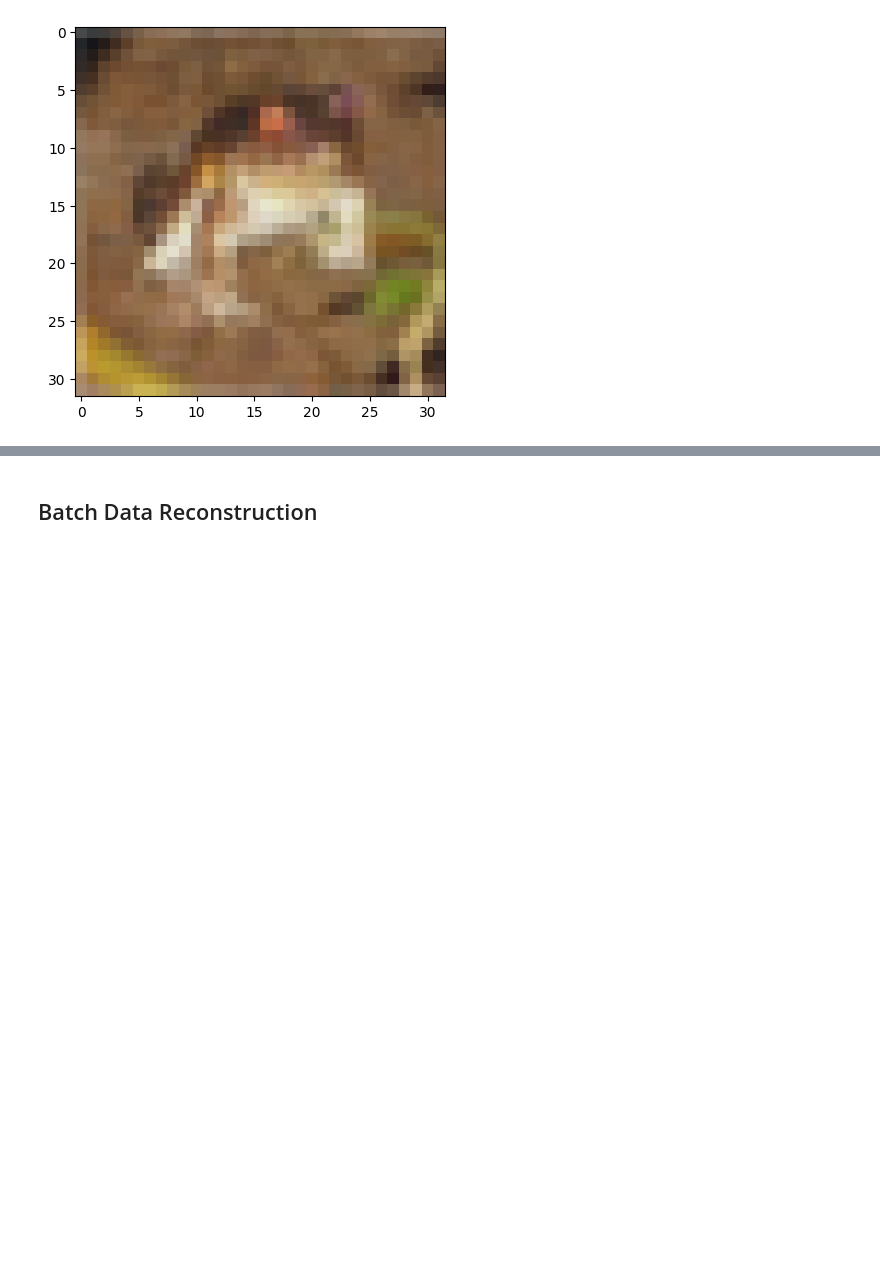
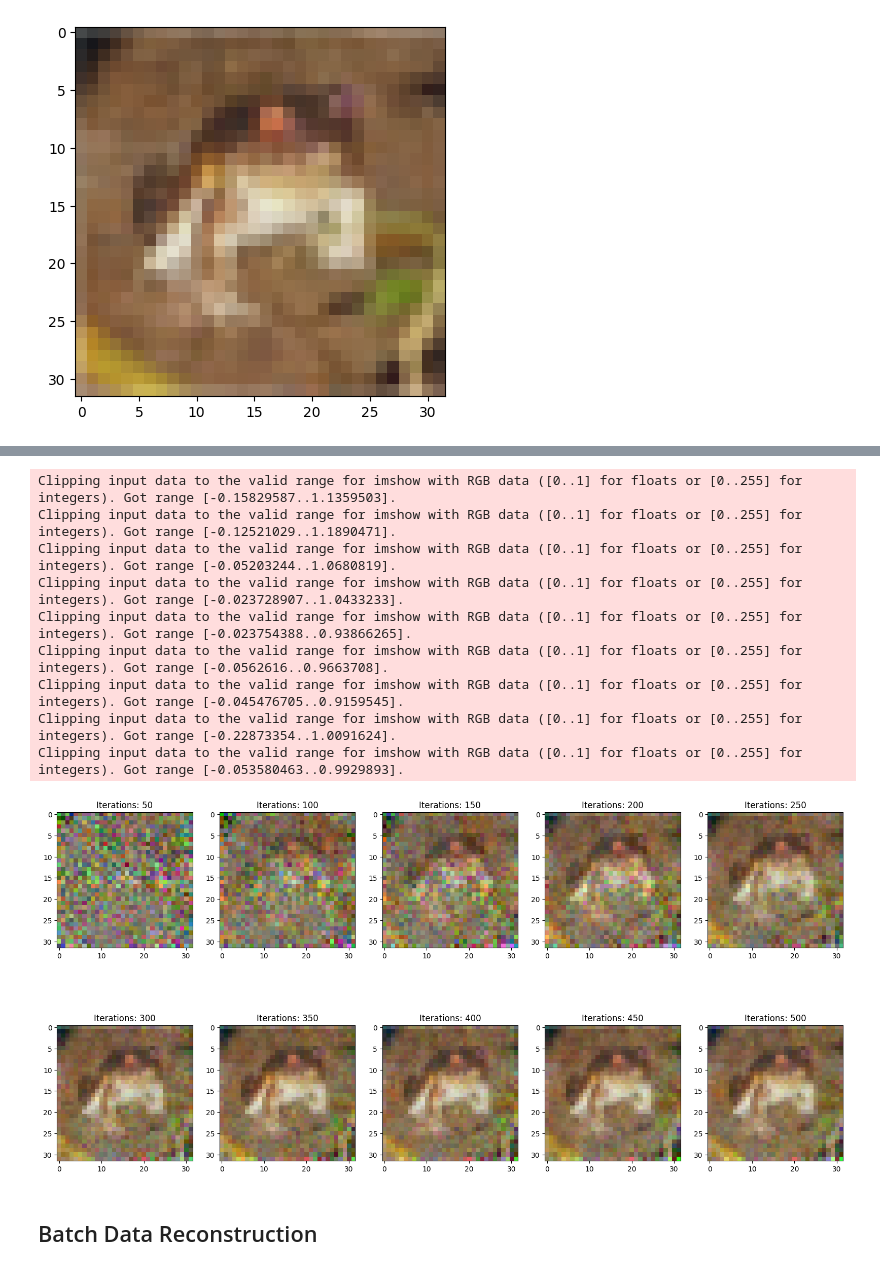
Before and after one commit to zocca02/federated_unlearning_project, a Jupyter notebook: experiments_on_model_inversion_data_reconstruction/data_reconstruction.ipynb, the cells around one changed output, grey strips where cells are left out. Drawn from its saved outputs; the diff is of its cells as text; code cells hidden in the pictures; blank space fills up the shorter version.

```diff
--- a/experiments_on_model_inversion_data_reconstruction/data_reconstruction.ipynb
+++ b/experiments_on_model_inversion_data_reconstruction/data_reconstruction.ipynb
@@ -616,3 +653,37 @@ Clipping input data to the valid range for imshow with RGB data ([0..1] for floa
+# %%
+# Training setup
+target_model = create_model(CLASSES, device)
+target_model.eval()
+
+MAX_ITERS = 50
+LAMBDA_L2 = 1e-5
+LAMBDA_TV = 1e-5
+ATT_LR = 0.1
+
+fig, axes = plt.subplots(2, 5, figsize=(20, 10))
+axes = axes.flatten()
+
+target_imgs, target_lbls = target_imgs.to(device), target_lbls.to(device)
+
+init_imgs = torch.randn(sample_batch_size, 3, 32, 32)
+imgs = copy.deepcopy(init_imgs).to(device)
+for i in range(10):
+    imgs = data_reconstruction_test(target_model, target_imgs, target_lbls, imgs, ATT_LR, MAX_ITERS, LAMBDA_L2, LAMBDA_TV,
+                                    device=device, loss_type="euclidean")
+    axes[i].set_title(f"Iterations: {(i+1)*MAX_ITERS}")
+    show_img(imgs[0], axes[i])
+    imgs = torch.tensor(imgs)
+# %% [output]
+Clipping input data to the valid range for imshow with RGB data ([0..1] for floats or [0..255] for integers). Got range [-0.15829587..1.1359503].
+Clipping input data to the valid range for imshow with RGB data ([0..1] for floats or [0..255] for integers). Got range [-0.12521029..1.1890471].
+Clipping input data to the valid range for imshow with RGB data ([0..1] for floats or [0..255] for integers). Got range [-0.05203244..1.0680819].
+Clipping input data to the valid range for imshow with RGB data ([0..1] for floats or [0..255] for integers). Got range [-0.023728907..1.0433233].
+Clipping input data to the valid range for imshow with RGB data ([0..1] for floats or [0..255] for integers). Got range [-0.023754388..0.93866265].
+Clipping input data to the valid range for imshow with RGB data ([0..1] for floats or [0..255] for integers). Got range [-0.0562616..0.9663708].
+Clipping input data to the valid range for imshow with RGB data ([0..1] for floats or [0..255] for integers). Got range [-0.045476705..0.9159545].
+Clipping input data to the valid range for imshow with RGB data ([0..1] for floats or [0..255] for integers). Got range [-0.22873354..1.0091624].
+Clipping input data to the valid range for imshow with RGB data ([0..1] for floats or [0..255] for integers). Got range [-0.053580463..0.9929893].
+[figure, added]
 # %% [markdown]
 ## Batch Data Reconstruction
 # %%
```
Also changed, not shown: parts of 26 cells of this notebook, 1 other file.
